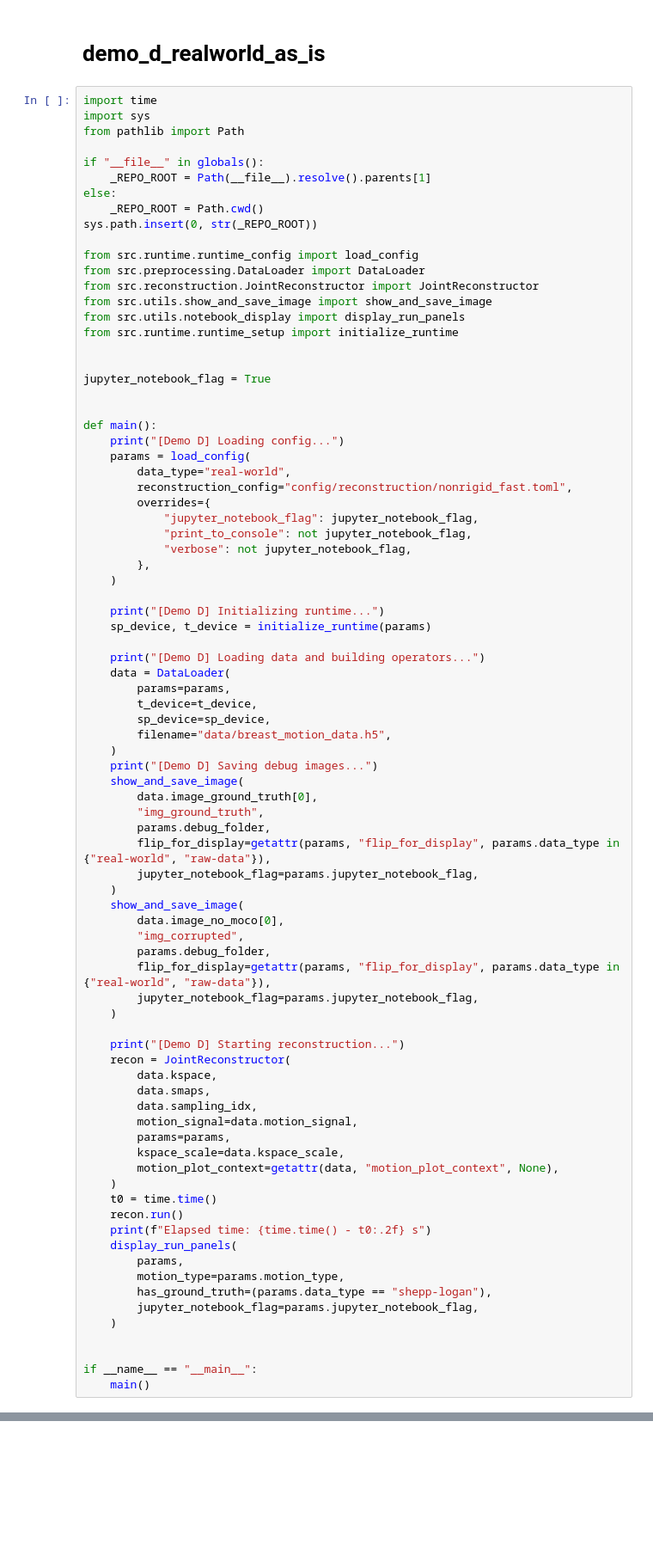
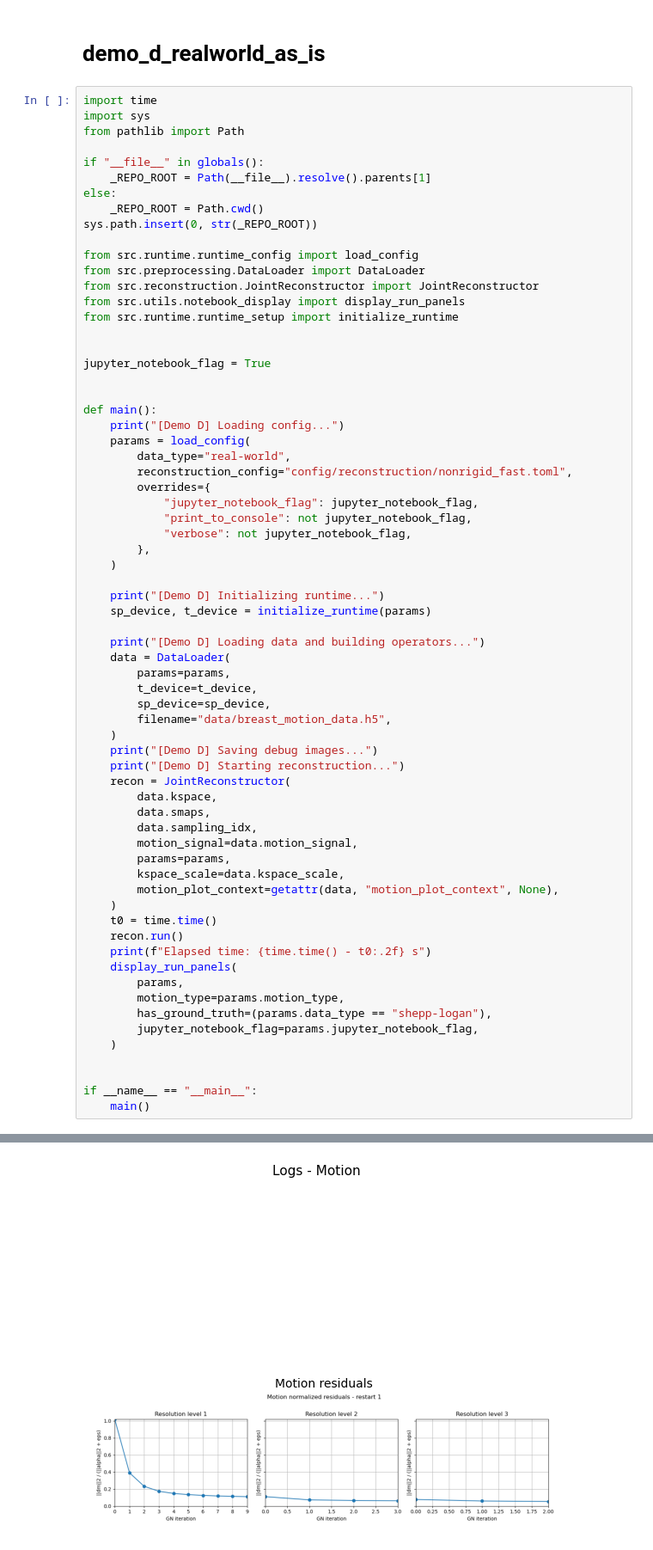
Before and after one commit to IADI-Nancy/GRICS-torch, a Jupyter notebook: demo_d_realworld_as_is.ipynb, the cells around one changed output, grey strips where cells are left out. Shown at 86% size. Cells and saved outputs as stored; diff of their text form; blank space fills up the shorter version.

Commit message:
Improved the display in jupyter notebooks and handled the warnings

```diff
--- a/demo_d_realworld_as_is.ipynb
+++ b/demo_d_realworld_as_is.ipynb
@@ -14,7 +14,6 @@ sys.path.insert(0, str(_REPO_ROOT))
 from src.runtime.runtime_config import load_config
 from src.preprocessing.DataLoader import DataLoader
 from src.reconstruction.JointReconstructor import JointReconstructor
-from src.utils.show_and_save_image import show_and_save_image
 from src.utils.notebook_display import display_run_panels
 from src.runtime.runtime_setup import initialize_runtime
 
@@ -45,21 +44,6 @@ def main():
         filename="data/breast_motion_data.h5",
     )
     print("[Demo D] Saving debug images...")
-    show_and_save_image(
-        data.image_ground_truth[0],
-        "img_ground_truth",
-        params.debug_folder,
-        flip_for_display=getattr(params, "flip_for_display", params.data_type in {"real-world", "raw-data"}),
-        jupyter_notebook_flag=params.jupyter_notebook_flag,
-    )
-    show_and_save_image(
-        data.image_no_moco[0],
-        "img_corrupted",
-        params.debug_folder,
-        flip_for_display=getattr(params, "flip_for_display", params.data_type in {"real-world", "raw-data"}),
-        jupyter_notebook_flag=params.jupyter_notebook_flag,
-    )
-
     print("[Demo D] Starting reconstruction...")
     recon = JointReconstructor(
         data.kspace,
@@ -83,3 +67,4 @@ def main():
 
 if __name__ == "__main__":
     main()
+# %% [output]
@@ -85,0 +78 @@ if __name__ == "__main__":
+[figure, added]
```
Also changed, not shown: parts of 1 cell of this notebook, 15 other files.
